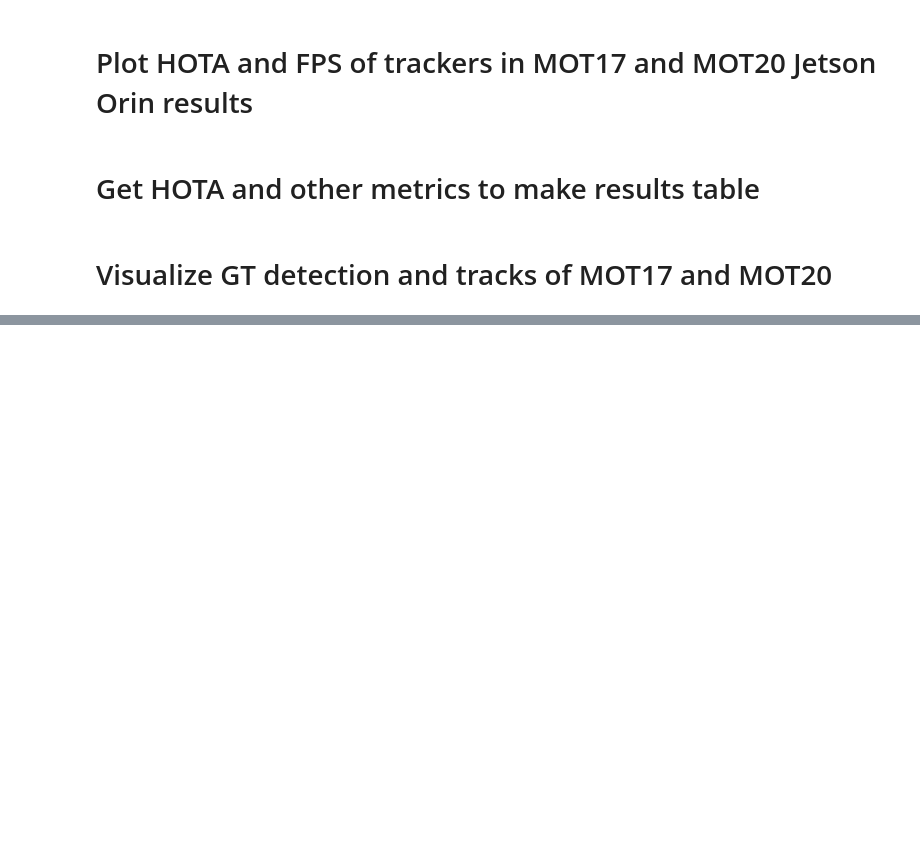
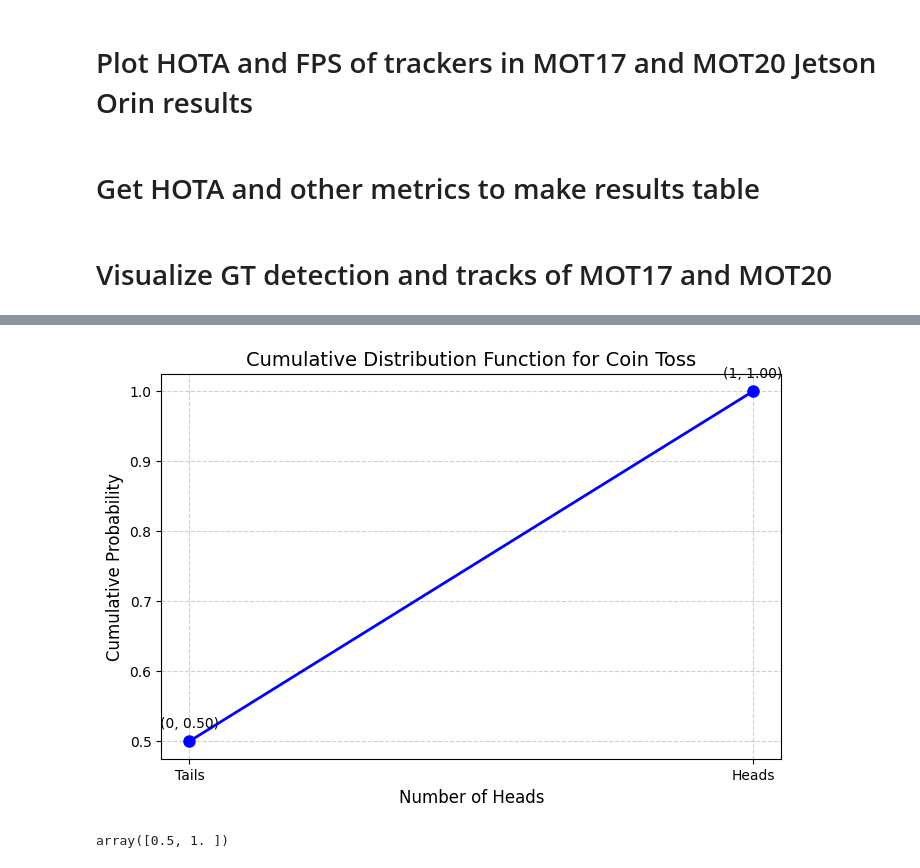
Before and after one commit to Jumabek/LITE, a Jupyter notebook: notebooks/visualize.ipynb, the cells around one changed output, grey strips where cells are left out. Cells and saved outputs as stored; diff of their text form; code cells hidden in the pictures; blank space fills up the shorter version.

```diff
--- a/notebooks/visualize.ipynb
+++ b/notebooks/visualize.ipynb
@@ -625,0 +768,40 @@ df
+# %%
+import numpy as np
+import matplotlib.pyplot as plt
+
+# Define possible outcomes (0: Tails, 1: Heads)
+outcomes = [0, 1]
+
+# Probabilities for each outcome
+probabilities = [0.5, 0.5]
+
+# Calculate the CDF
+cdf = np.cumsum(probabilities)
+
+# Create an attractive CDF plot
+plt.figure(figsize=(8, 5))  # Adjust figure size
+plt.plot(outcomes, cdf, marker='o', linestyle='-', color='b', markersize=8, linewidth=2)
+
+# Add labels and title
+plt.xlabel('Number of Heads', fontsize=12)
+plt.ylabel('Cumulative Probability', fontsize=12)
+plt.title('Cumulative Distribution Function for Coin Toss', fontsize=14)
+
+# Customize the x-axis ticks
+plt.xticks(outcomes, ['Tails', 'Heads'], fontsize=10)
+
+# Annotate the points
+for i in range(len(outcomes)):
+    plt.annotate(f'({outcomes[i]}, {cdf[i]:.2f})', (outcomes[i], cdf[i]), textcoords="offset points", xytext=(0, 10), ha='center', fontsize=10)
+
+# Grid lines
+plt.grid(True, linestyle='--', alpha=0.6)
+
+# Show the plot
+plt.show()
+# %% [output]
+[figure, added]
+# %%
+cdf
+# %% [output]
+array([0.5, 1. ])
```
Also changed, not shown: parts of 13 cells of this notebook, 7 other files.
